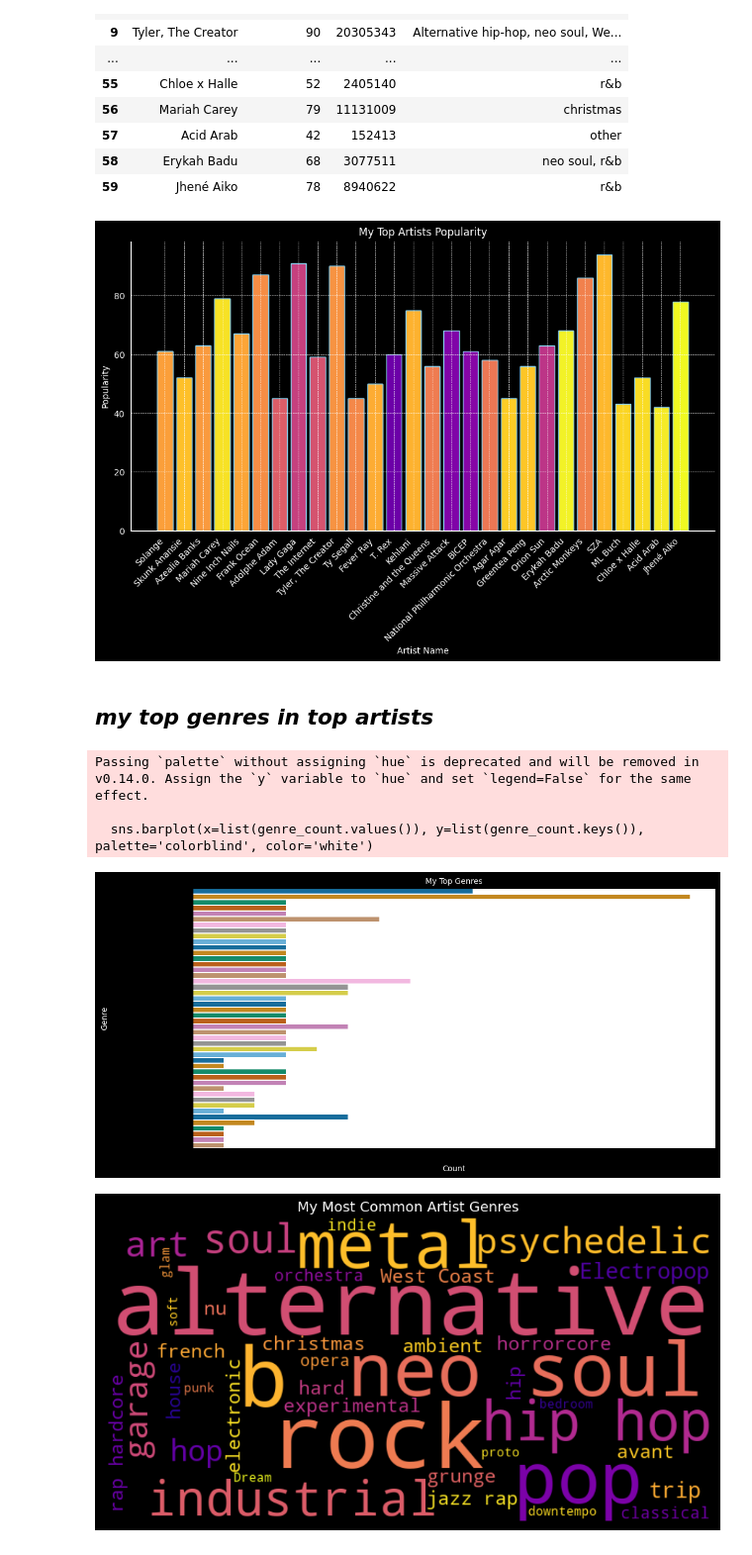
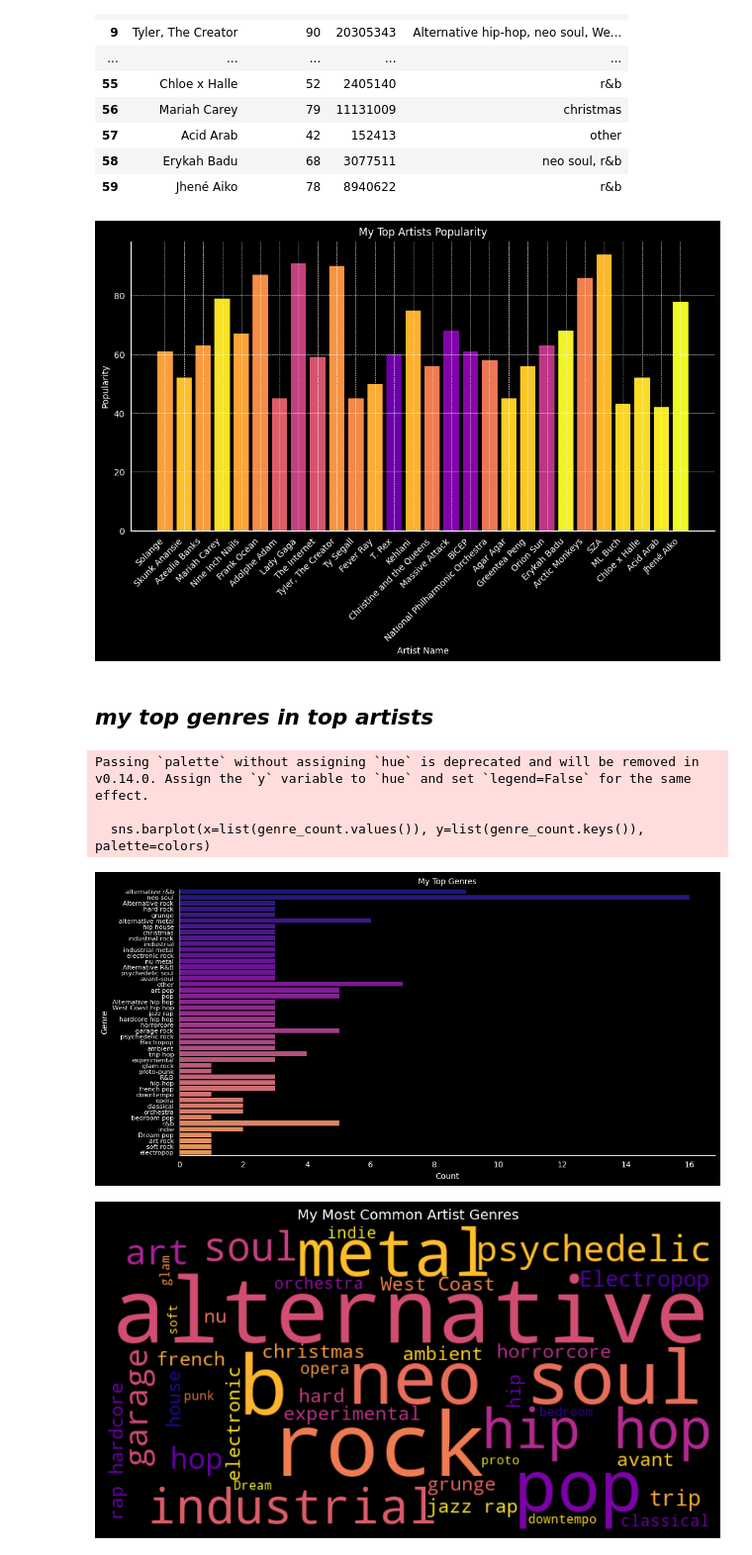
Before and after one commit to aaronAlien/Exploring-Spotify, a Jupyter notebook: spotify_listening.ipynb, the cells around one changed output. Shown at 99% size. Drawn from its saved outputs; the diff is of its cells as text; code cells hidden in the pictures.

```diff
--- a/spotify_listening.ipynb
+++ b/spotify_listening.ipynb
@@ -165,7 +165,7 @@ plt.figure(figsize=(12, 6), facecolor='black')
 # plasma colormap
 colors = plt.cm.plasma(np.linspace(0, 1, len(all_top_artists)))
 
-plt.bar(all_top_artists['name'], all_top_artists['popularity'], color=colors, edgecolor='skyblue')
+plt.bar(all_top_artists['name'], all_top_artists['popularity'], color=colors)
 
 ax = plt.gca()
 
@@ -183,7 +183,7 @@ plt.yticks(color='white')
 plt.grid(color='white', linestyle='--', linewidth=0.5)
 plt.show()
 # %% [output]
-[figure, old version]
+[figure, new version]
 # %% [markdown]
 ## _my top genres in top artists_
 # %%
@@ -194,16 +194,29 @@ labels, sizes = zip(*genre_count.most_common(10))
 # %%
 
 plt.figure(figsize=(12,6), facecolor='black')
-sns.barplot(x=list(genre_count.values()), y=list(genre_count.keys()), palette='colorblind')
+# plasma colormap
+colors = plt.cm.plasma(np.linspace(0, 1, len(all_top_artists)))
+
+sns.barplot(x=list(genre_count.values()), y=list(genre_count.keys()), palette=colors)
+
+ax = plt.gca()
+ax.set_facecolor("black")
+ax.spines['left'].set_color('white')
+ax.spines['bottom'].set_color('white')
+
 plt.xlabel("Count", color='white')
 plt.ylabel("Genre", color='white')
 plt.title('My Top Genres', fontsize=10, color='white')
+
+plt.yticks(fontsize=8, color='white')
+plt.xticks(color='white')
+
 plt.show()
 # %% [output]
 Passing `palette` without assigning `hue` is deprecated and will be removed in v0.14.0. Assign the `y` variable to `hue` and set `legend=False` for the same effect.
 
-  sns.barplot(x=list(genre_count.values()), y=list(genre_count.keys()), palette='colorblind', color='white')
+  sns.barplot(x=list(genre_count.values()), y=list(genre_count.keys()), palette=colors)
-[figure, old version]
+[figure, new version]
 # %%
 # Combine all genres into a single string
 all_genres = ' '.join(all_top_artists['Genres'].dropna())
```
Also changed, not shown: 1 other file.
